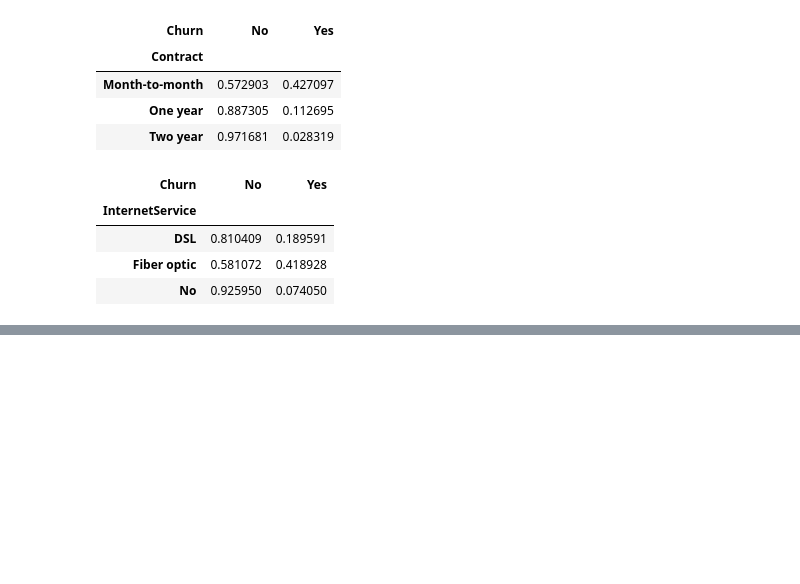
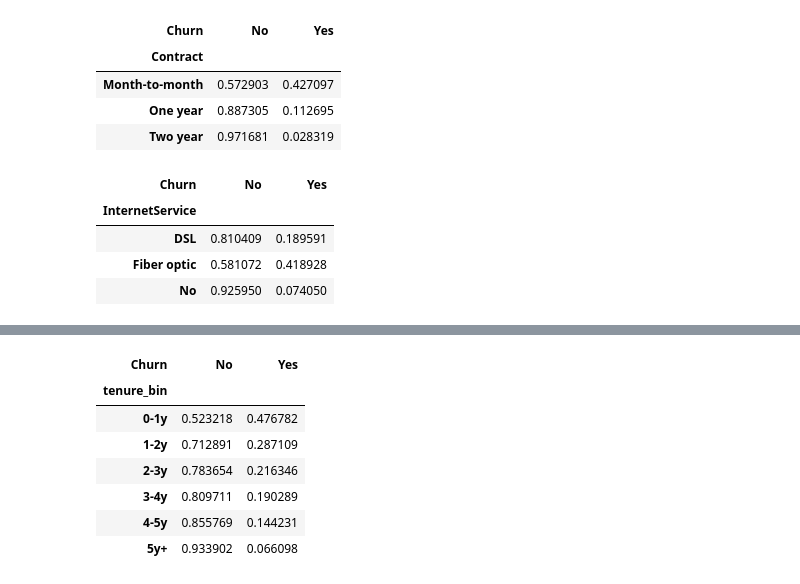
Before and after one commit to mehrdad1992/ai-product-journey, a Jupyter notebook: notebooks/1-data-preparation.ipynb, the cells around one changed output, grey strips where cells are left out. Cells and saved outputs as stored; diff of their text form; code cells hidden in the pictures; blank space fills up the shorter version.

```diff
--- a/notebooks/1-data-preparation.ipynb
+++ b/notebooks/1-data-preparation.ipynb
@@ -216,0 +292,15 @@ pd.crosstab(df["InternetService"], df["Churn"], normalize="index")
+# %%
+pd.crosstab(
+    df['tenure_bin'],
+    df['Churn'],
+    normalize='index'
+)
+# %% [output]
+| Churn | No | Yes |
+| tenure_bin |  |  |
+| 0-1y | 0.523218 | 0.476782 |
+| 1-2y | 0.712891 | 0.287109 |
+| 2-3y | 0.783654 | 0.216346 |
+| 3-4y | 0.809711 | 0.190289 |
+| 4-5y | 0.855769 | 0.144231 |
+| 5y+ | 0.933902 | 0.066098 |
```
Also changed, not shown: parts of 15 cells of this notebook.
